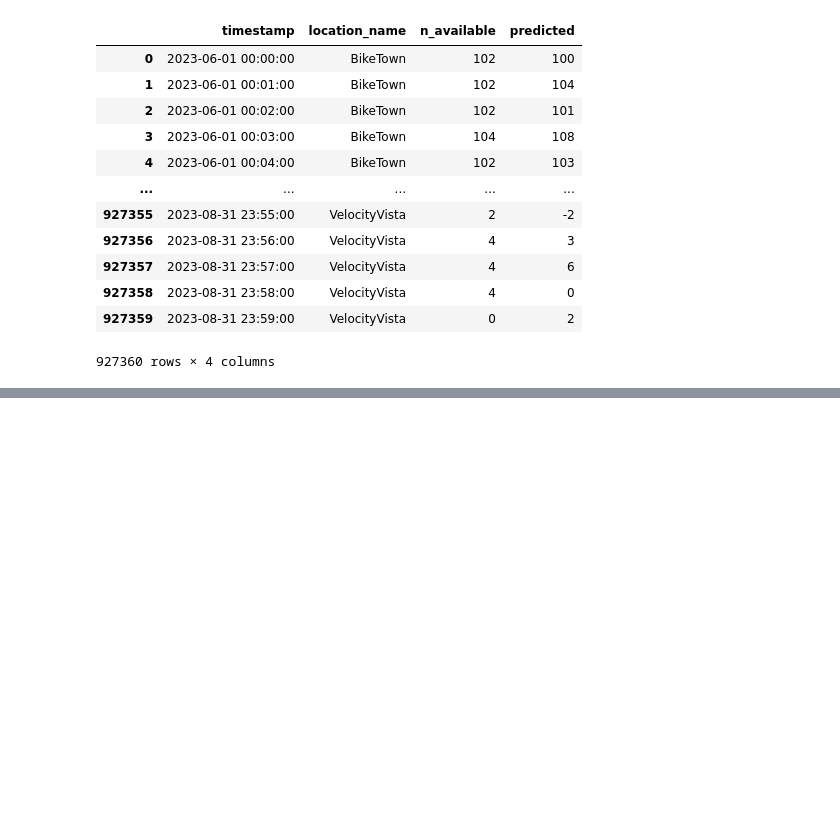
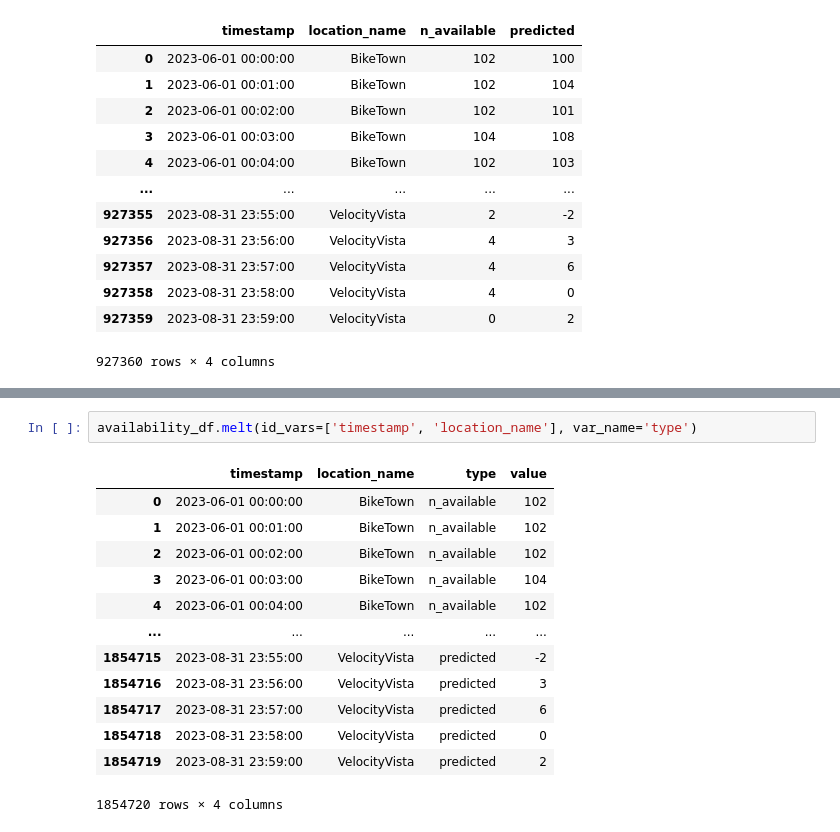
Before and after one commit to lucavh/pedal-palooza, a Jupyter notebook: data/eda.ipynb, the cells around one changed output, grey strips where cells are left out. Drawn from its saved outputs; the diff is of its cells as text; blank space fills up the shorter version.

```diff
--- a/data/eda.ipynb
+++ b/data/eda.ipynb
@@ -20,0 +81,16 @@ availability_df
+# %%
+availability_df.melt(id_vars=['timestamp', 'location_name'], var_name='type')
+# %% [output]
+|  | timestamp | location_name | type | value |
+| 0 | 2023-06-01 00:00:00 | BikeTown | n_available | 102 |
+| 1 | 2023-06-01 00:01:00 | BikeTown | n_available | 102 |
+| 2 | 2023-06-01 00:02:00 | BikeTown | n_available | 102 |
+| 3 | 2023-06-01 00:03:00 | BikeTown | n_available | 104 |
+| 4 | 2023-06-01 00:04:00 | BikeTown | n_available | 102 |
+| ... | ... | ... | ... | ... |
+| 1854715 | 2023-08-31 23:55:00 | VelocityVista | predicted | -2 |
+| 1854716 | 2023-08-31 23:56:00 | VelocityVista | predicted | 3 |
+| 1854717 | 2023-08-31 23:57:00 | VelocityVista | predicted | 6 |
+| 1854718 | 2023-08-31 23:58:00 | VelocityVista | predicted | 0 |
+| 1854719 | 2023-08-31 23:59:00 | VelocityVista | predicted | 2 |
+1854720 rows × 4 columns
```
Also changed, not shown: parts of 4 cells of this notebook.
